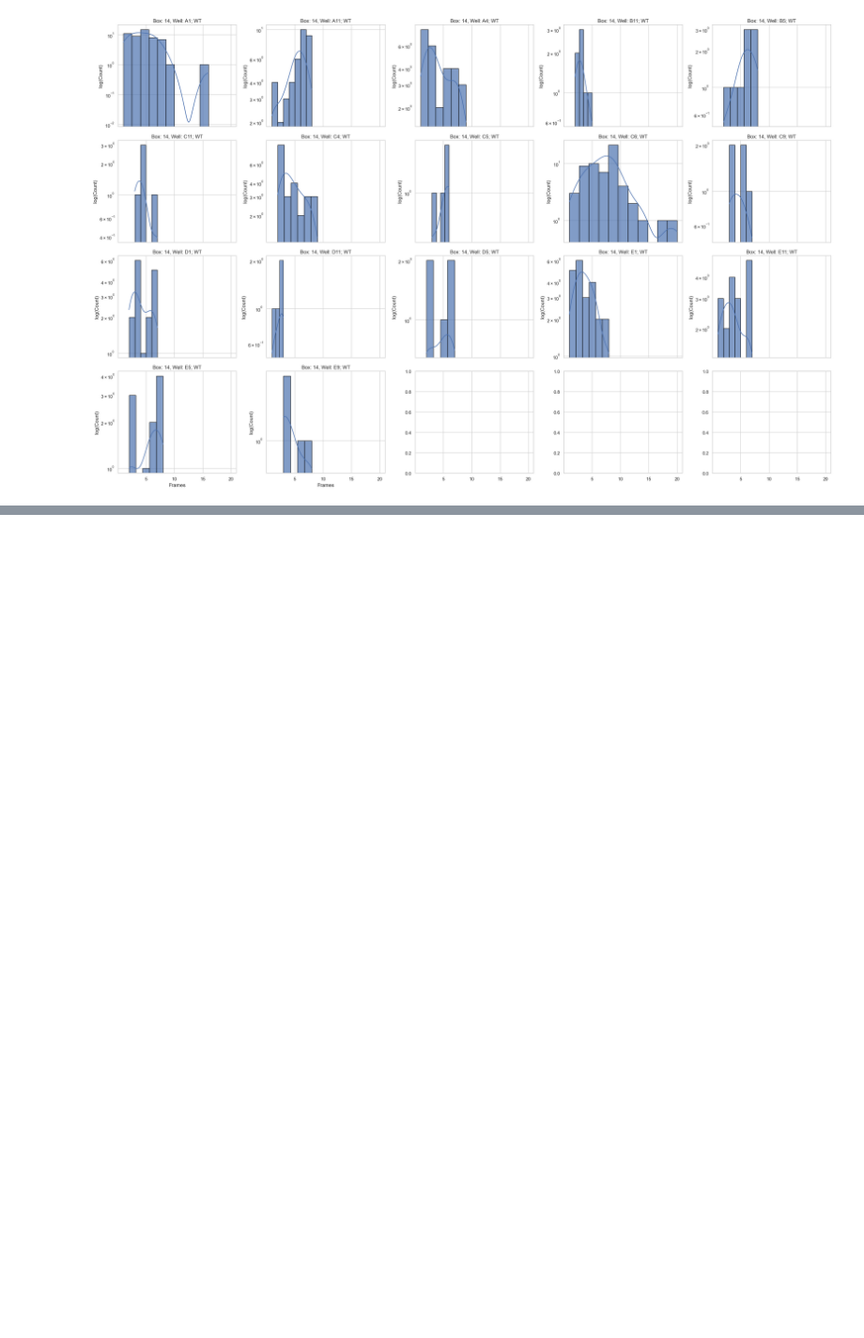
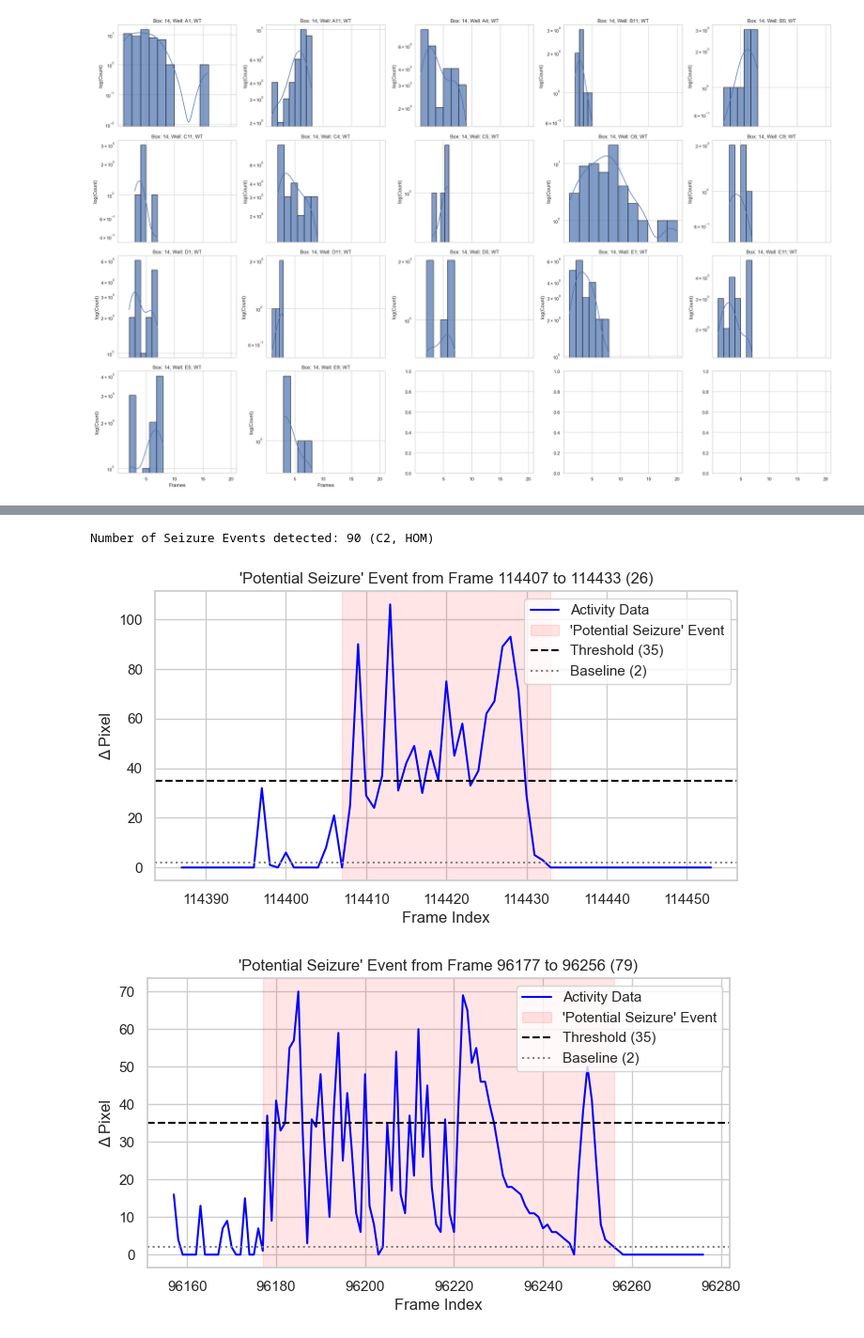
Before and after one commit to jadeyslau/B6_Epilepsies, a Jupyter notebook: Sandbox_distribution.ipynb, the cells around one changed output, grey strips where cells are left out. Shown at 94% size. Cells and saved outputs as stored; diff of their text form; code cells hidden in the pictures; blank space fills up the shorter version.

```diff
--- a/Sandbox_distribution.ipynb
+++ b/Sandbox_distribution.ipynb
@@ -671,0 +293,8 @@ ___next row___
+# %%
+fishC2 = df_raw[df_raw['well'] == 'C2'].copy()  # HOM
+seizure_df_C2 = ald_lys_obj_raw.detect_seizures(fishC2, plot=True)
+# seizure_df_C2 = detect_seizures_and_plot(fishC2)
+# %% [output]
+Number of Seizure Events detected: 90 (C2, HOM)
+[figure, added]
+[figure, added]
```
Also changed, not shown: parts of 21 cells of this notebook, 6 other files.
